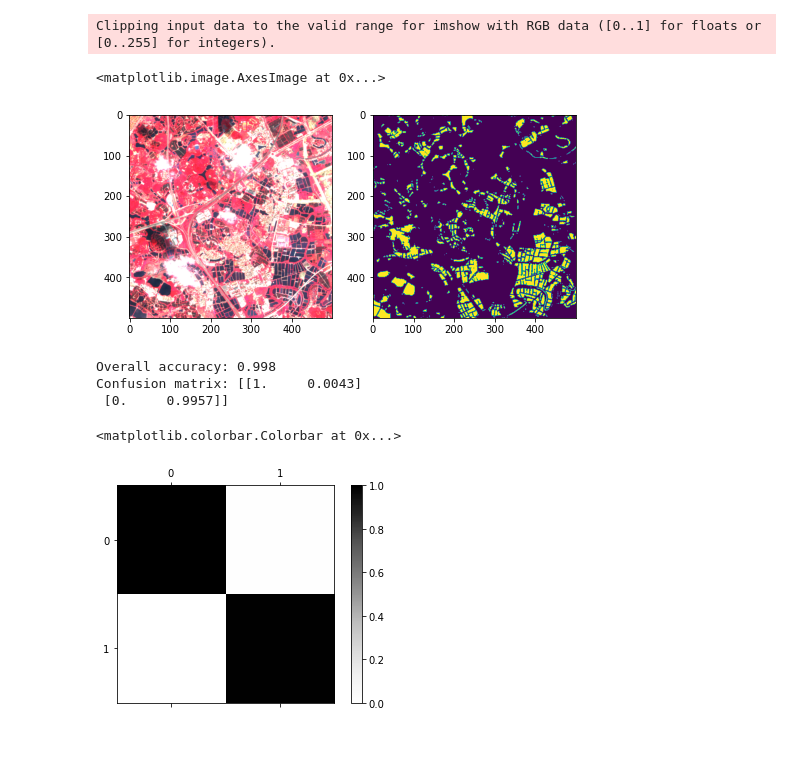
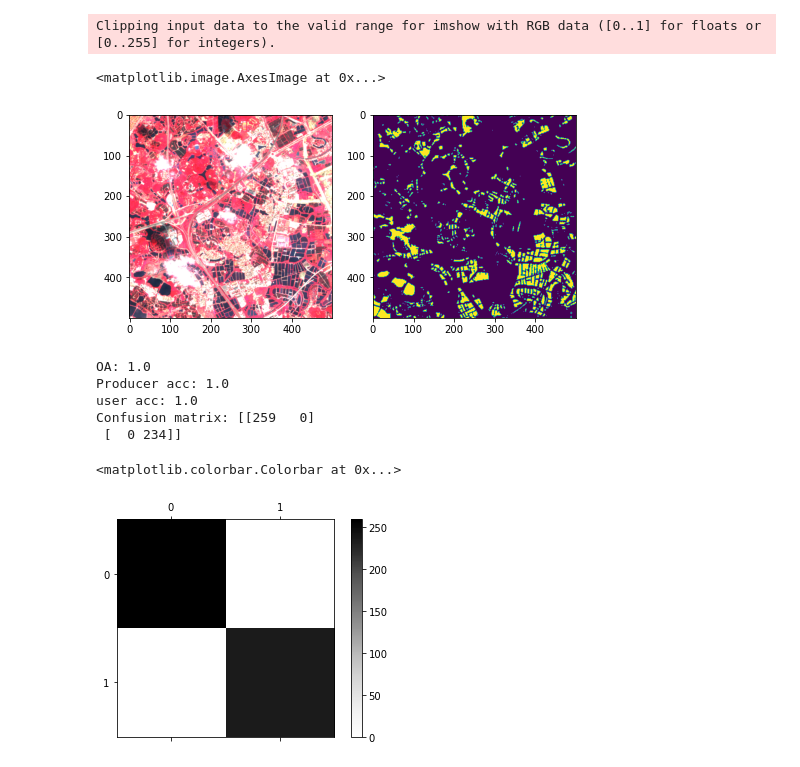
Before and after one commit to xinluo2018/WatNet, a Jupyter notebook: notebooks/infer_demo.ipynb, the cells around one changed output. Saved outputs shown, nothing was run; the diff lists cells and outputs as text; code cells hidden in the pictures.

```diff
--- a/notebooks/infer_demo.ipynb
+++ b/notebooks/infer_demo.ipynb
@@ -27,11 +28,21 @@ overlay = 80  # the overlay area between neighboring patches
+# %%
+## test image and test sample
+path_S2_img = 'data/test-data/T49QGF_20191017T025709_6Bands_Urban.tif'
+path_sam = 'data/test-data/val_sam_cloudy.csv'
+# pre-trained model
+path_model = 'model/pretrained/watnet.h5'
+path_result_map = 'result/result_urban_deeplabv3plus.tif'
+## super parameters
+patch_size = 512
+overlay = 80  # the overlay area between neighboring patches
 # %%
 # Load and prepare the satellite image data
 #################################################################
 img_src, sen2_img = readTiff(path_in=path_S2_img)
-sen2_img = np.float32(np.clip(sen2_img/10000, a_min=0, a_max=1))  ### normalization
+sen2_img = np.float32(np.clip(sen2_img/10000, a_min=0, a_max=1))  ## normalization
 plt.figure(figsize=(6,6))
 plt.imshow(sen2_img[:, :, (2,1,0)]*5)
-### load the pretrained model
-model = tf.keras.models.load_model(path_model)
+### , load the pretrained model
+model = tf.keras.models.load_model(path_model, compile=False)
 # model.summary()
 # %% [output]
@@ -41,11 +67,12 @@ WARNING:tensorflow:No training configuration found in the save file, so the mode
 # %%
 ## surface water mapping from sentinel-2 image
-imgPatch_ins = imgPatch(sen2_img, patch_size, overlay)
-patch_list, start_list, img_patch_row, img_patch_col = imgPatch_ins.toPatch()
-result_patch_list = [model(patch[np.newaxis, :]) for patch in patch_list]
-result_patch_list = [np.squeeze(patch, axis = 0) for patch in result_patch_list]
-pro_map = imgPatch_ins.toImage(result_patch_list, img_patch_row, img_patch_col)
-cla_map = np.where(pro_map>0.5, 1, 0)
+with tf.device('/device:CPU:0'):
+    imgPatch_ins = imgPatch(sen2_img, patch_size, overlay)
+    patch_list, start_list, img_patch_row, img_patch_col = imgPatch_ins.toPatch()
+    result_patch_list = [model(patch[np.newaxis, :]) for patch in patch_list]
+    result_patch_list = [np.squeeze(patch, axis = 0) for patch in result_patch_list]
+    pro_map = imgPatch_ins.toImage(result_patch_list, img_patch_row, img_patch_col)
+    cla_map = np.where(pro_map>0.5, 1, 0)
 # %%
 ### show the result
 plt.figure(figsize=(8,4))
@@ -56,23 +83,25 @@ plt.imshow(cla_map[1500:2000, 1000:1500, 0])
 # %% [output]
 Clipping input data to the valid range for imshow with RGB data ([0..1] for floats or [0..255] for integers).
 <matplotlib.image.AxesImage at 0x...>
-[figure, old version]
+[figure, new version]
 # %%
 ## show the accuracy
-sam_water = get_sample(path_sam=path_water_sam,label=1)
-sam_land = get_sample(path_sam=path_land_sam,label=0)
-sam = np.vstack((sam_water,sam_land))
-acc,confus_mat_per = acc_sample(cla_map, sam)
-print('Overall accuracy:', acc)
-print('Confusion matrix:', np.around(confus_mat_per,4))
-plt.matshow(confus_mat_per,cmap=plt.cm.Greys, fignum=0)
+df_sam = pd.read_csv(path_sam, header=0)
+acc_oa, acc_prod, acc_user, confus_mat = acc_matrix(cla_map, df_sam.to_numpy(), id_label=0)
+print('OA:', acc_oa)
+print('Producer acc:', acc_prod)
+print('user acc:', acc_user)
+print('Confusion matrix:', np.around(confus_mat,4))
+plt.matshow(confus_mat,cmap=plt.cm.Greys, fignum=0)
 plt.colorbar()
 # %% [output]
-Overall accuracy: 0.998
-Confusion matrix: [[1.     0.0043]
- [0.     0.9957]]
+OA: 1.0
+Producer acc: 1.0
+user acc: 1.0
+Confusion matrix: [[259   0]
+ [  0 234]]
 <matplotlib.colorbar.Colorbar at 0x...>
-[figure, old version]
+[figure, new version]
 # %%
 ## save the result
 # writeTiff(cla_map[:,:,0], im_geotrans, im_proj, path_result_map)
```
Also changed, not shown: parts of 3 cells of this notebook, 20 other files.
